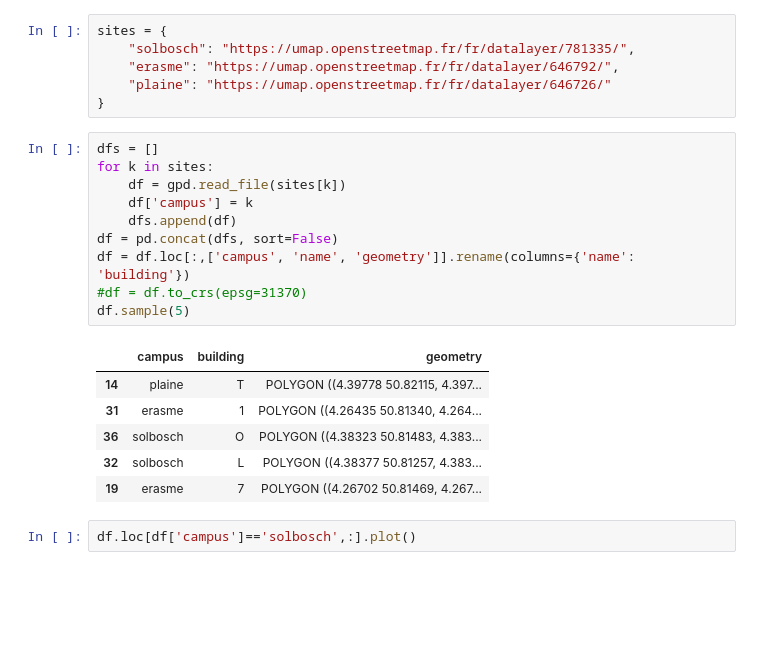
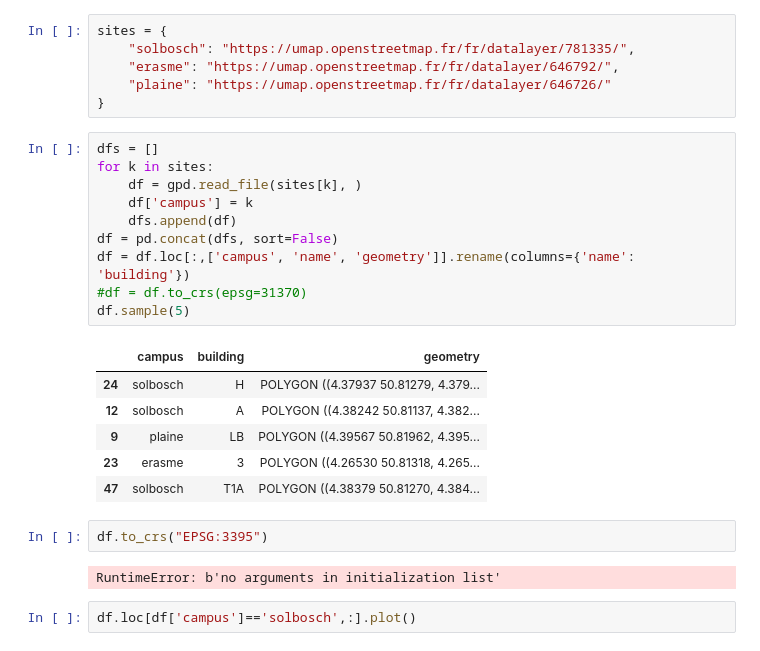
Before and after one commit to jlandercy/cookbook, a Jupyter notebook: python/api/IGEAT_GeoPandas.ipynb, the cells around one changed output. Drawn from its saved outputs; the diff is of its cells as text; blank space fills up the shorter version.

```diff
--- a/python/api/IGEAT_GeoPandas.ipynb
+++ b/python/api/IGEAT_GeoPandas.ipynb
@@ -11,20 +11,24 @@ sites = {
 # %%
 dfs = []
 for k in sites:
-    df = gpd.read_file(sites[k])
+    df = gpd.read_file(sites[k], )
     df['campus'] = k
     dfs.append(df)
 df = pd.concat(dfs, sort=False)
 df = df.loc[:,['campus', 'name', 'geometry']].rename(columns={'name': 'building'})
 #df = df.to_crs(epsg=31370)
 df.sample(5)
 # %% [output]
 |  | campus | building | geometry |
-| 14 | plaine | T | POLYGON ((4.39778 50.82115, 4.397... |
-| 31 | erasme | 1 | POLYGON ((4.26435 50.81340, 4.264... |
-| 36 | solbosch | O | POLYGON ((4.38323 50.81483, 4.383... |
-| 32 | solbosch | L | POLYGON ((4.38377 50.81257, 4.383... |
-| 19 | erasme | 7 | POLYGON ((4.26702 50.81469, 4.267... |
+| 24 | solbosch | H | POLYGON ((4.37937 50.81279, 4.379... |
+| 12 | solbosch | A | POLYGON ((4.38242 50.81137, 4.382... |
+| 9 | plaine | LB | POLYGON ((4.39567 50.81962, 4.395... |
+| 23 | erasme | 3 | POLYGON ((4.26530 50.81318, 4.265... |
+| 47 | solbosch | T1A | POLYGON ((4.38379 50.81270, 4.384... |
+# %%
+df.to_crs("EPSG:3395")
+# %% [output]
+RuntimeError: b'no arguments in initialization list'
 # %%
 df.loc[df['campus']=='solbosch',:].plot()
 # %% [output]
```
Also changed, not shown: 3 other files.
